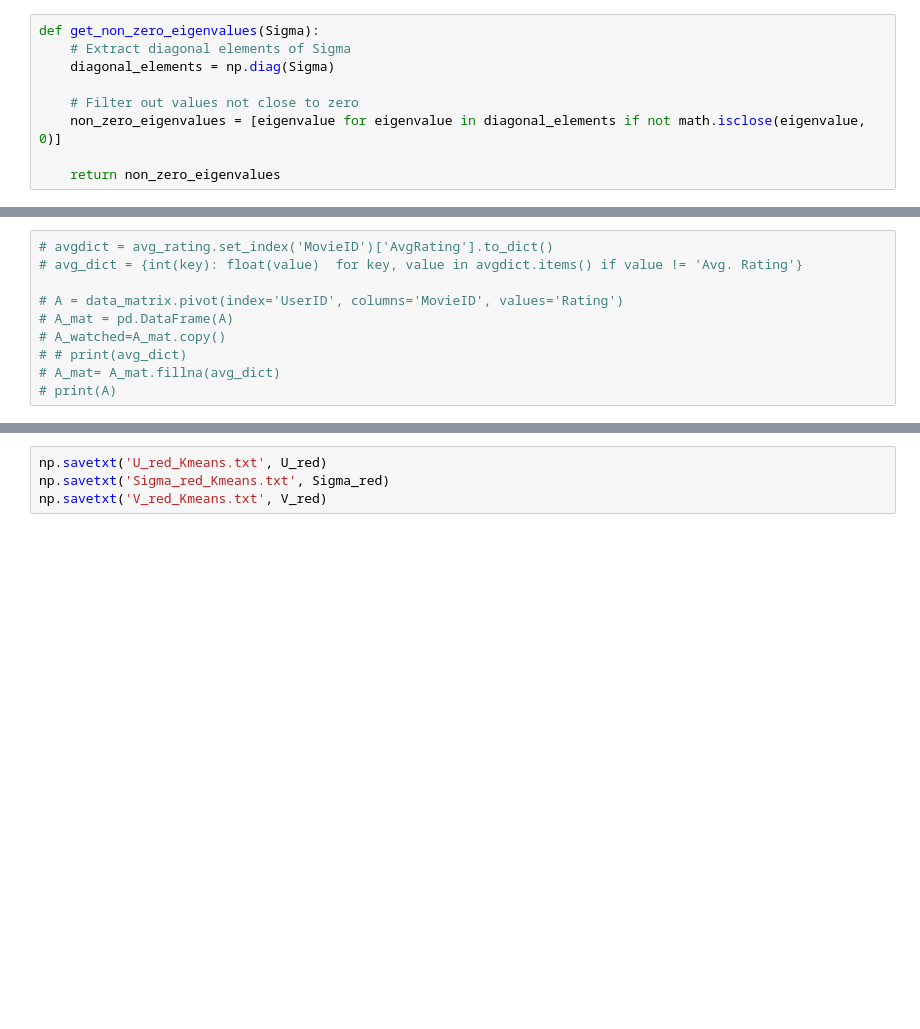
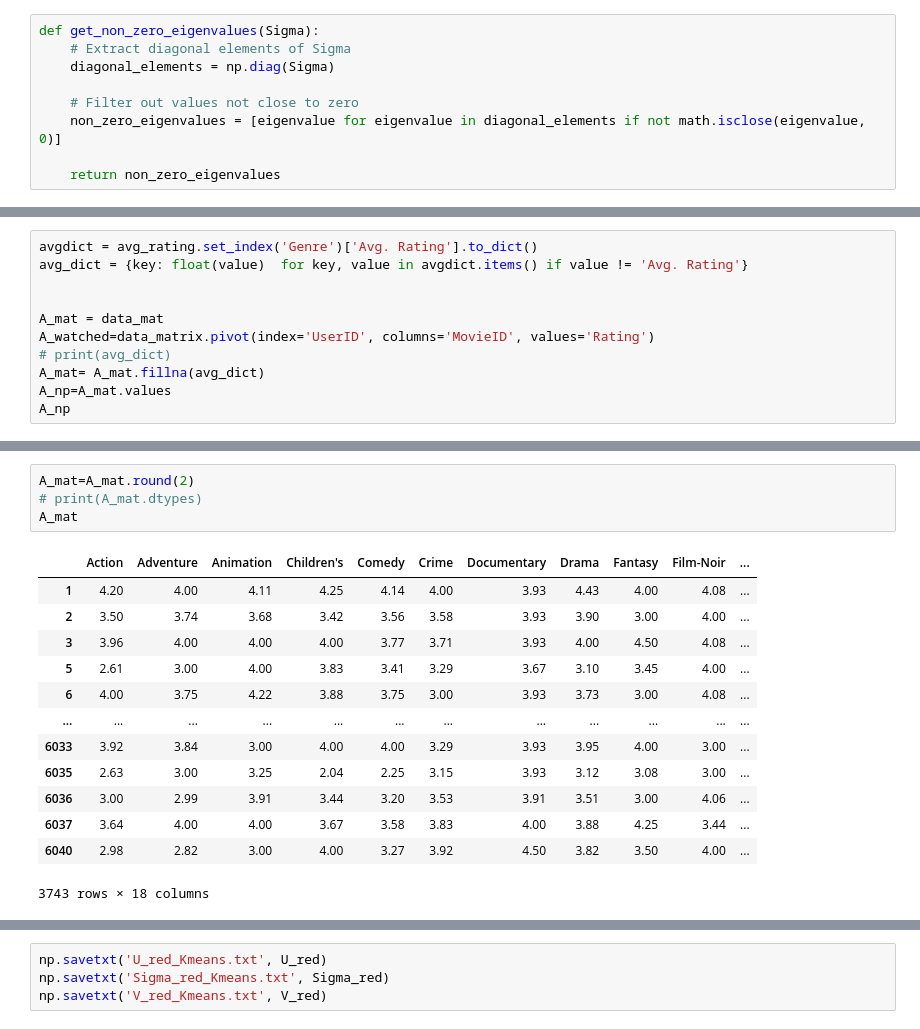
Before and after one commit to RecSys-The-Hood/MiniProject, a Jupyter notebook: SVD_Kmeans copy.ipynb, the cells around one changed output, grey strips where cells are left out. Cells and saved outputs as stored; diff of their text form; blank space fills up the shorter version.

```diff
--- a/SVD_Kmeans copy.ipynb
+++ b/SVD_Kmeans copy.ipynb
@@ -98,10 +177,11 @@ def get_non_zero_eigenvalues(Sigma):
 # %%
-# avgdict = avg_rating.set_index('MovieID')['AvgRating'].to_dict()
-# avg_dict = {int(key): float(value)  for key, value in avgdict.items() if value != 'Avg. Rating'}
+avgdict = avg_rating.set_index('Genre')['Avg. Rating'].to_dict()
+avg_dict = {key: float(value)  for key, value in avgdict.items() if value != 'Avg. Rating'}
 
-# A = data_matrix.pivot(index='UserID', columns='MovieID', values='Rating')
-# A_mat = pd.DataFrame(A)
-# A_watched=A_mat.copy()
-# # print(avg_dict)
-# A_mat= A_mat.fillna(avg_dict)
-# print(A)
+
+A_mat = data_mat
+A_watched=data_matrix.pivot(index='UserID', columns='MovieID', values='Rating')
+# print(avg_dict)
+A_mat= A_mat.fillna(avg_dict)
+A_np=A_mat.values
+A_np
@@ -164,0 +202,18 @@ U_red, Sigma_red, V_red = A.reduced_svd(int(non_zero_diag[0]))  # Number of comp
+# %%
+A_mat=A_mat.round(2)
+# print(A_mat.dtypes)
+A_mat
+# %% [output]
+|  | Action | Adventure | Animation | Children's | Comedy | Crime | Documentary | Drama | Fantasy | Film-Noir | ... |
+| 1 | 4.20 | 4.00 | 4.11 | 4.25 | 4.14 | 4.00 | 3.93 | 4.43 | 4.00 | 4.08 | ... |
+| 2 | 3.50 | 3.74 | 3.68 | 3.42 | 3.56 | 3.58 | 3.93 | 3.90 | 3.00 | 4.00 | ... |
+| 3 | 3.96 | 4.00 | 4.00 | 4.00 | 3.77 | 3.71 | 3.93 | 4.00 | 4.50 | 4.08 | ... |
+| 5 | 2.61 | 3.00 | 4.00 | 3.83 | 3.41 | 3.29 | 3.67 | 3.10 | 3.45 | 4.00 | ... |
+| 6 | 4.00 | 3.75 | 4.22 | 3.88 | 3.75 | 3.00 | 3.93 | 3.73 | 3.00 | 4.08 | ... |
+| ... | ... | ... | ... | ... | ... | ... | ... | ... | ... | ... | ... |
+| 6033 | 3.92 | 3.84 | 3.00 | 4.00 | 4.00 | 3.29 | 3.93 | 3.95 | 4.00 | 3.00 | ... |
+| 6035 | 2.63 | 3.00 | 3.25 | 2.04 | 2.25 | 3.15 | 3.93 | 3.12 | 3.08 | 3.00 | ... |
+| 6036 | 3.00 | 2.99 | 3.91 | 3.44 | 3.20 | 3.53 | 3.91 | 3.51 | 3.00 | 4.06 | ... |
+| 6037 | 3.64 | 4.00 | 4.00 | 3.67 | 3.58 | 3.83 | 4.00 | 3.88 | 4.25 | 3.44 | ... |
+| 6040 | 2.98 | 2.82 | 3.00 | 4.00 | 3.27 | 3.92 | 4.50 | 3.82 | 3.50 | 4.00 | ... |
+3743 rows × 18 columns
```
Also changed, not shown: parts of 20 cells of this notebook, 7 other files.
